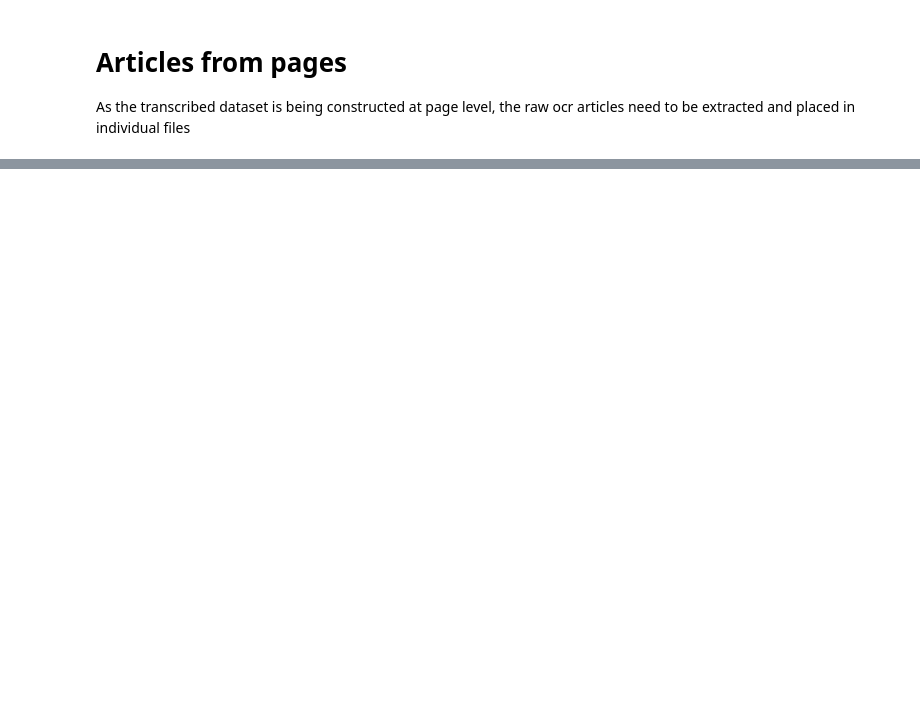
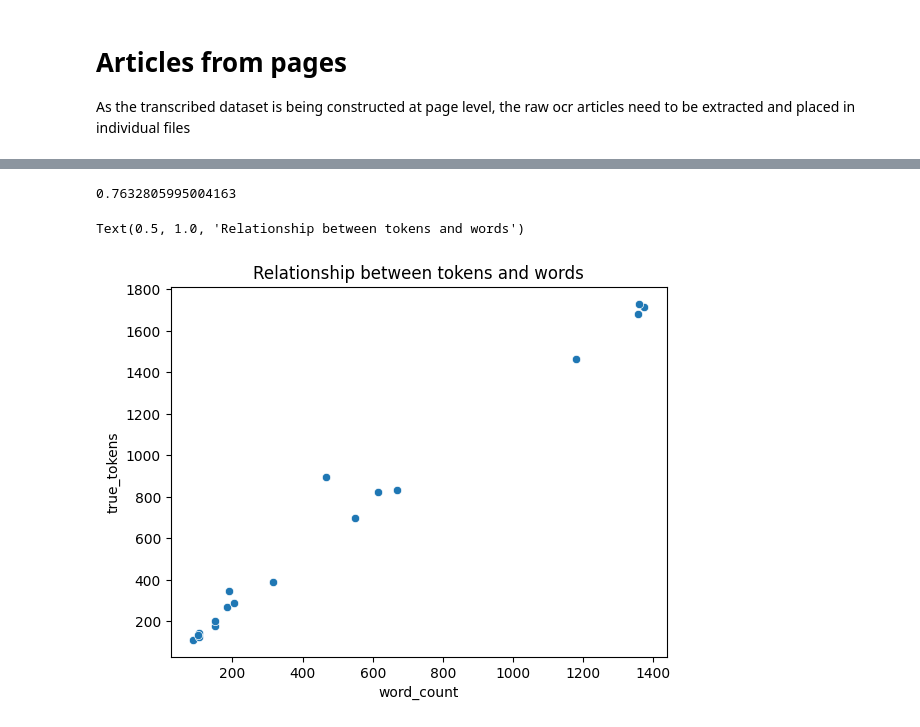
Before and after one commit to JonnoB/redigitalize, a Jupyter notebook: create_test_set.ipynb, the cells around one changed output, grey strips where cells are left out. Drawn from its saved outputs; the diff is of its cells as text; code cells hidden in the pictures; blank space fills up the shorter version.

```diff
--- a/create_test_set.ipynb
+++ b/create_test_set.ipynb
@@ -188,0 +246,13 @@ use_df_to_call_llm_api(config_dict, df, 'claude_temp' , folder_path='./data/tran
+# %%
+enc = tiktoken.encoding_for_model('gpt-3.5-turbo')
+
+transcribed_data_set_df = files_to_df_func('data/transcription_returned_ocr/transcription_files')
+
+transcribed_data_set_df['word_count'] = transcribed_data_set_df['content'].str.split().str.len()
+#true tokens is used to differentiate it from the 'total_tokens' of the raw content
+transcribed_data_set_df['true_tokens'] = transcribed_data_set_df['content'].apply(lambda x:len(enc.encode(x)))
+transcribed_data_set_df['true_chars'] = transcribed_data_set_df['content'].apply(lambda x:len(x))
+
+print(transcribed_data_set_df[['true_chars','true_tokens', 'word_count']].sum())
+
+transcribed_data_set_df[['true_chars', 'true_tokens', 'word_count']].describe()
@@ -188,0 +273,10 @@ use_df_to_call_llm_api(config_dict, df, 'claude_temp' , folder_path='./data/tran
+# %%
+9167/12010
+# %% [output]
+0.7632805995004163
+# %%
+sns.scatterplot(data = transcribed_data_set_df, x = 'word_count', y = 'true_tokens')
+plt.title('Relationship between tokens and words')
+# %% [output]
+Text(0.5, 1.0, 'Relationship between tokens and words')
+[figure, added]
```
Also changed, not shown: parts of 18 cells of this notebook, 5 other files.
